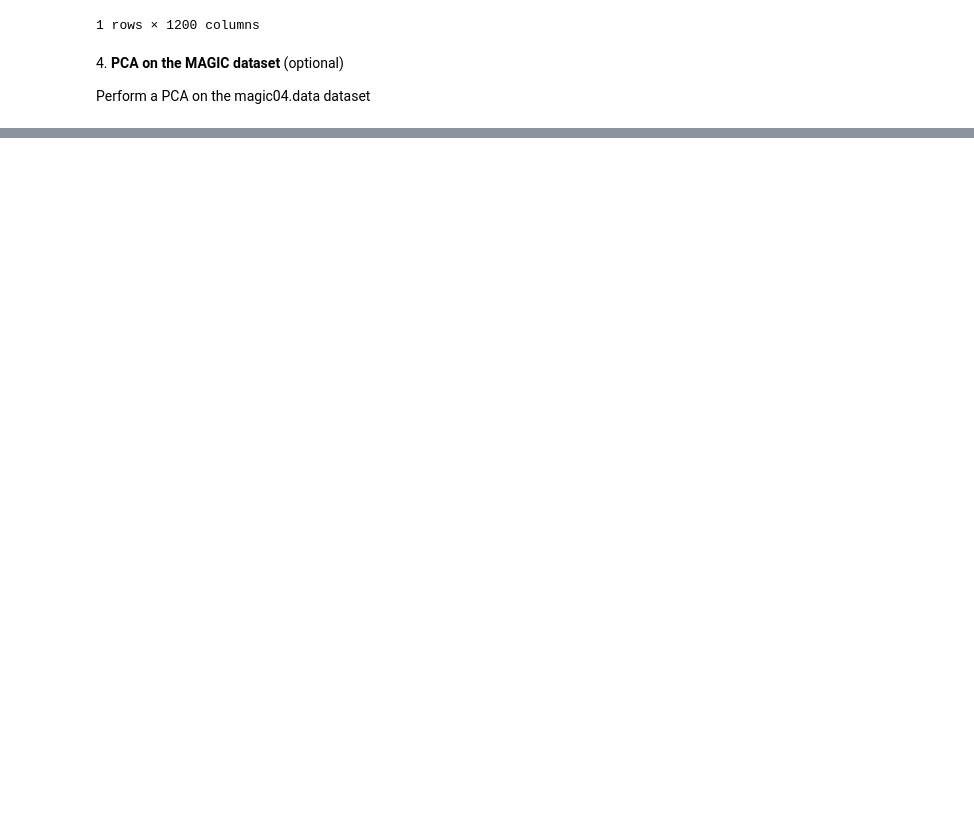
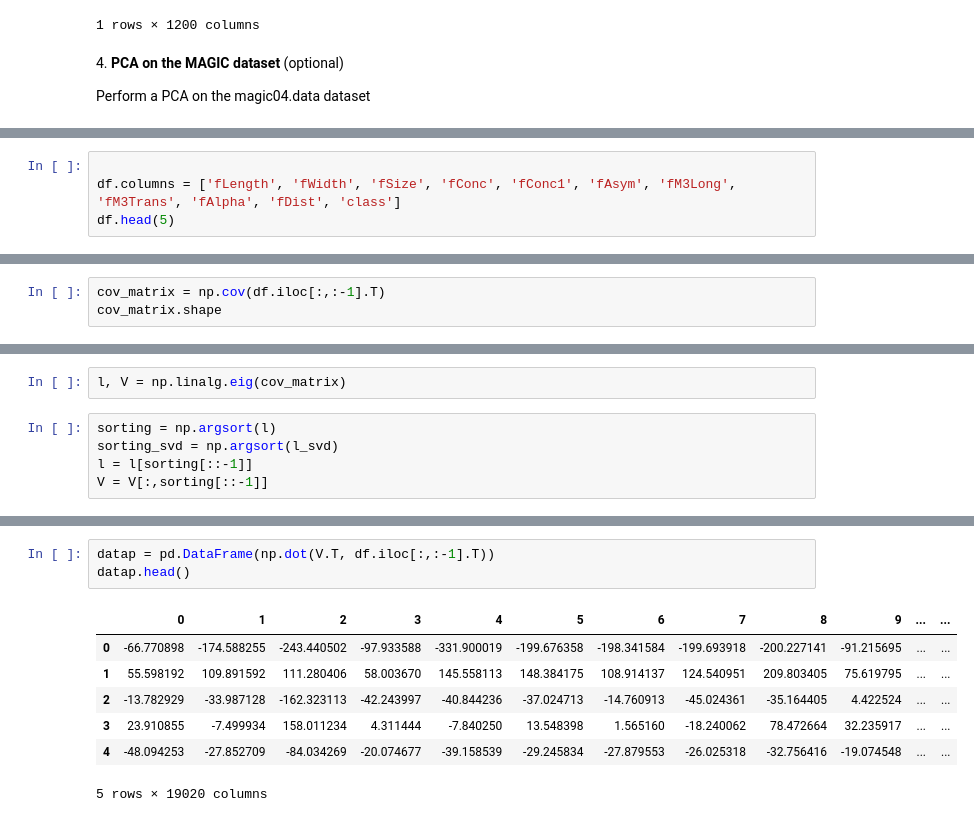
Before and after one commit to tommasoamico/LaboratoryOfComputationalPhysics_Y4, a Jupyter notebook: 07ex_LinearAlgebra.ipynb, the cells around one changed output, grey strips where cells are left out. Drawn from its saved outputs; the diff is of its cells as text; blank space fills up the shorter version.

```diff
--- a/07ex_LinearAlgebra.ipynb
+++ b/07ex_LinearAlgebra.ipynb
@@ -399,0 +433,4 @@ Perform a PCA on the magic04.data dataset
+# %%
+
+df.columns = ['fLength', 'fWidth', 'fSize', 'fConc', 'fConc1', 'fAsym', 'fM3Long', 'fM3Trans', 'fAlpha', 'fDist', 'class']
+df.head(5)
@@ -399,0 +444,3 @@ Perform a PCA on the magic04.data dataset
+# %%
+cov_matrix = np.cov(df.iloc[:,:-1].T)
+cov_matrix.shape
@@ -399,0 +449,7 @@ Perform a PCA on the magic04.data dataset
+# %%
+l, V = np.linalg.eig(cov_matrix)
+# %%
+sorting = np.argsort(l)
+sorting_svd = np.argsort(l_svd)
+l = l[sorting[::-1]]
+V = V[:,sorting[::-1]]
@@ -399,0 +473,11 @@ Perform a PCA on the magic04.data dataset
+# %%
+datap = pd.DataFrame(np.dot(V.T, df.iloc[:,:-1].T))
+datap.head()
+# %% [output]
+|  | 0 | 1 | 2 | 3 | 4 | 5 | 6 | 7 | 8 | 9 | ... | ... |
+| 0 | -66.770898 | -174.588255 | -243.440502 | -97.933588 | -331.900019 | -199.676358 | -198.341584 | -199.693918 | -200.227141 | -91.215695 | ... | ... |
+| 1 | 55.598192 | 109.891592 | 111.280406 | 58.003670 | 145.558113 | 148.384175 | 108.914137 | 124.540951 | 209.803405 | 75.619795 | ... | ... |
+| 2 | -13.782929 | -33.987128 | -162.323113 | -42.243997 | -40.844236 | -37.024713 | -14.760913 | -45.024361 | -35.164405 | 4.422524 | ... | ... |
+| 3 | 23.910855 | -7.499934 | 158.011234 | 4.311444 | -7.840250 | 13.548398 | 1.565160 | -18.240062 | 78.472664 | 32.235917 | ... | ... |
+| 4 | -48.094253 | -27.852709 | -84.034269 | -20.074677 | -39.158539 | -29.245834 | -27.879553 | -26.025318 | -32.756416 | -19.074548 | ... | ... |
+5 rows × 19020 columns
```
Also changed, not shown: parts of 15 cells of this notebook, 2 other files.
